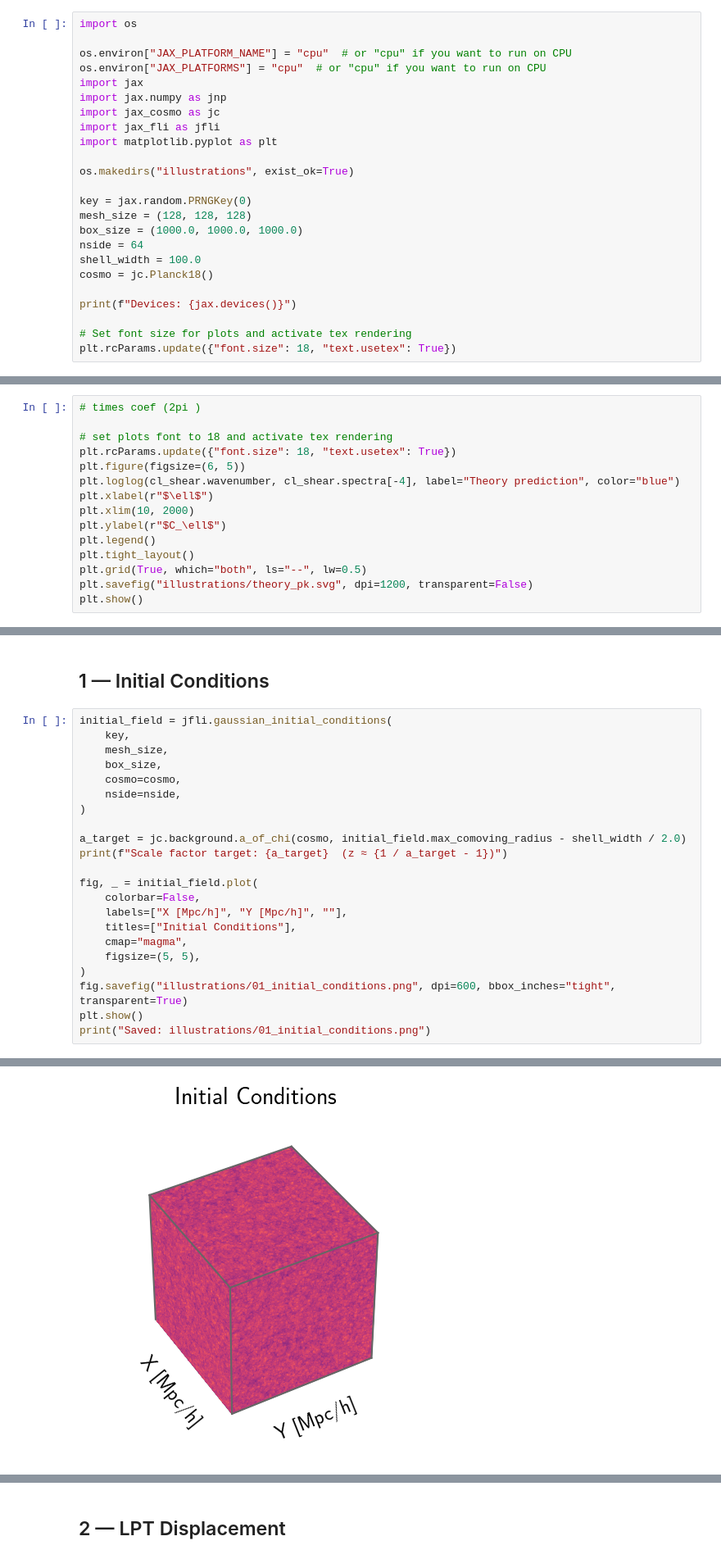
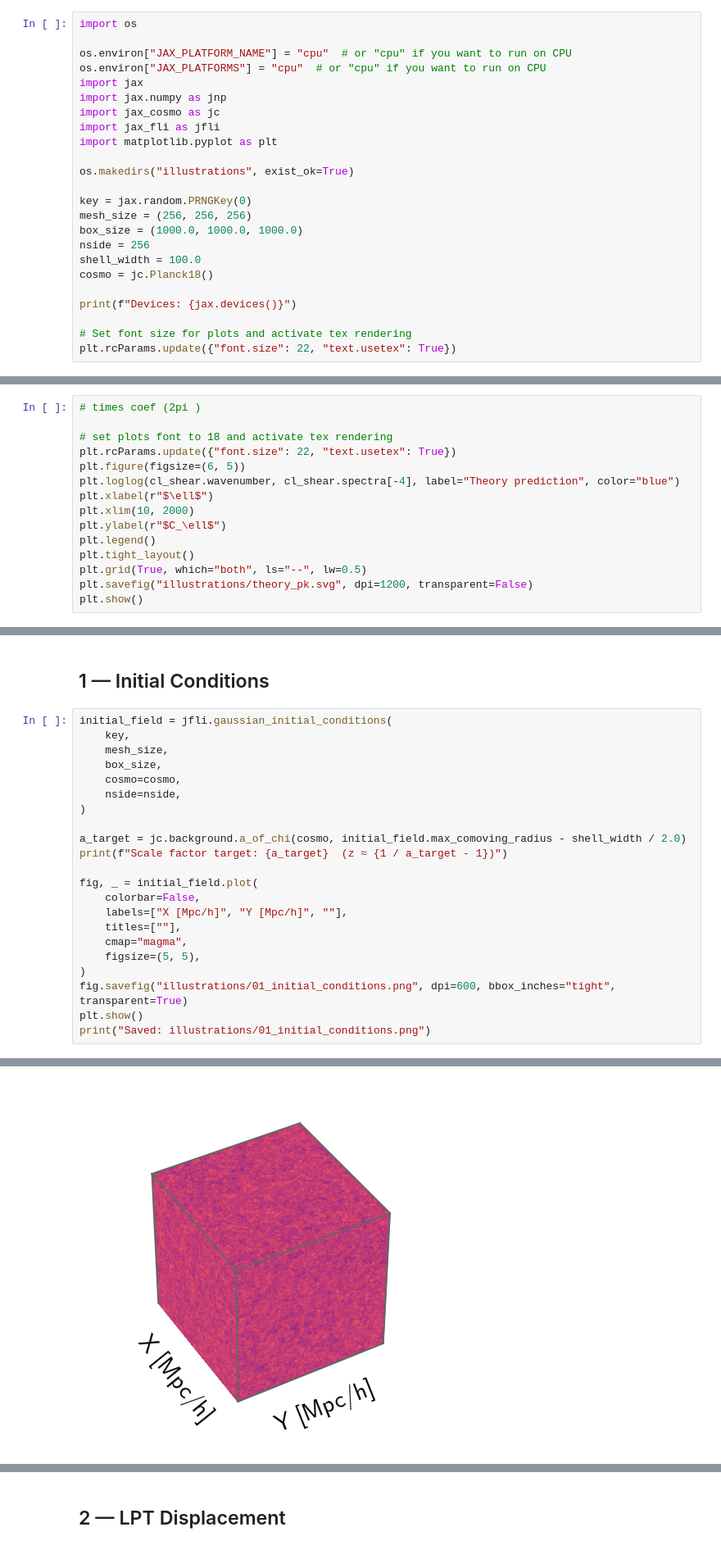
Before and after one commit to ASKabalan/jax-fli, a Jupyter notebook: assets/illustrate.ipynb, the cells around one changed output, grey strips where cells are left out. Shown at 82% size. Cells and saved outputs as stored; diff of their text form.

```diff
--- a/assets/illustrate.ipynb
+++ b/assets/illustrate.ipynb
@@ -21,16 +21,16 @@ import matplotlib.pyplot as plt
 os.makedirs("illustrations", exist_ok=True)
 
 key = jax.random.PRNGKey(0)
-mesh_size = (128, 128, 128)
+mesh_size = (256, 256, 256)
 box_size = (1000.0, 1000.0, 1000.0)
-nside = 64
+nside = 256
 shell_width = 100.0
 cosmo = jc.Planck18()
 
 print(f"Devices: {jax.devices()}")
 
 # Set font size for plots and activate tex rendering
-plt.rcParams.update({"font.size": 18, "text.usetex": True})
+plt.rcParams.update({"font.size": 22, "text.usetex": True})
 # %% [output]
 Devices: [CpuDevice(id=0)]
 # %%
@@ -41,7 +41,7 @@ cl_shear = jfli.compute_theory_cl(jc.Planck18(), ells, nz_shear)
 # times coef (2pi )
 
 # set plots font to 18 and activate tex rendering
-plt.rcParams.update({"font.size": 18, "text.usetex": True})
+plt.rcParams.update({"font.size": 22, "text.usetex": True})
 plt.figure(figsize=(6, 5))
 plt.loglog(cl_shear.wavenumber, cl_shear.spectra[-4], label="Theory prediction", color="blue")
 plt.xlabel(r"$\ell$")
@@ -71,7 +71,7 @@ print(f"Scale factor target: {a_target}  (z ≈ {1 / a_target - 1})")
 fig, _ = initial_field.plot(
     colorbar=False,
     labels=["X [Mpc/h]", "Y [Mpc/h]", ""],
-    titles=["Initial Conditions"],
+    titles=[""],
     cmap="magma",
     figsize=(5, 5),
 )
@@ -83,4 +83,4 @@ Scale factor target: [0.86521292]  (z ≈ [0.15578487])
-[figure, old version]
+[figure, new version]
 Saved: illustrations/01_initial_conditions.png
 # %% [markdown]
 ## 2 — LPT Displacement
```
Also changed, not shown: parts of 8 cells of this notebook, 6 other files.
